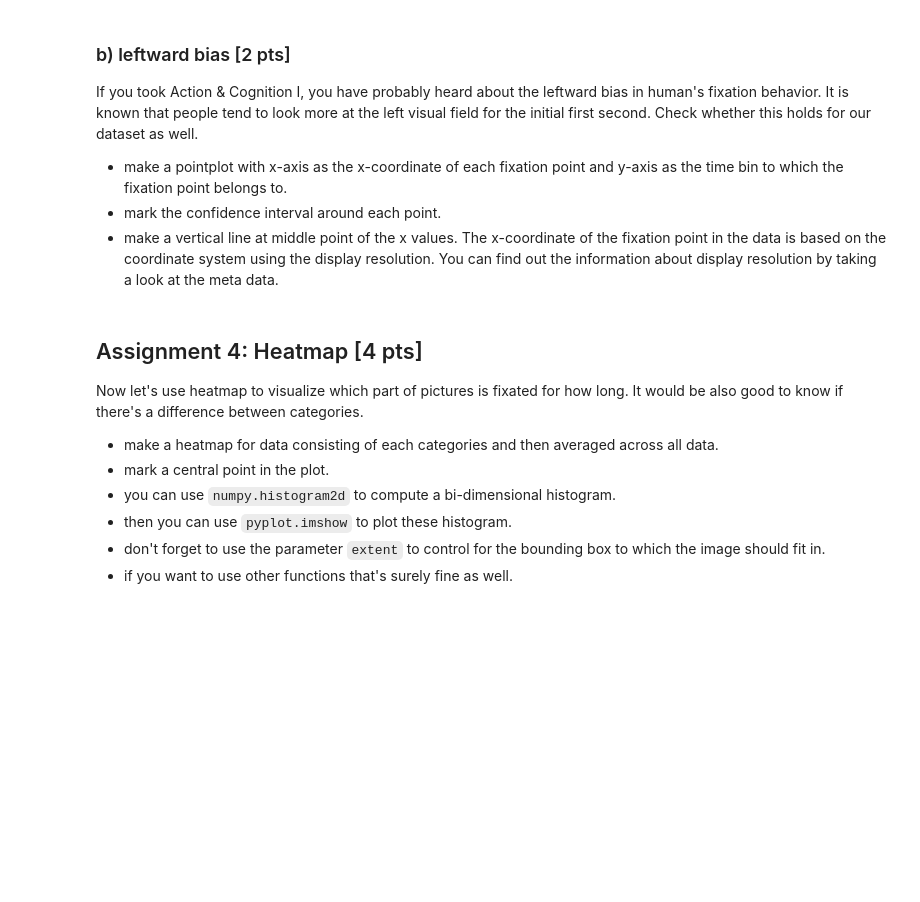
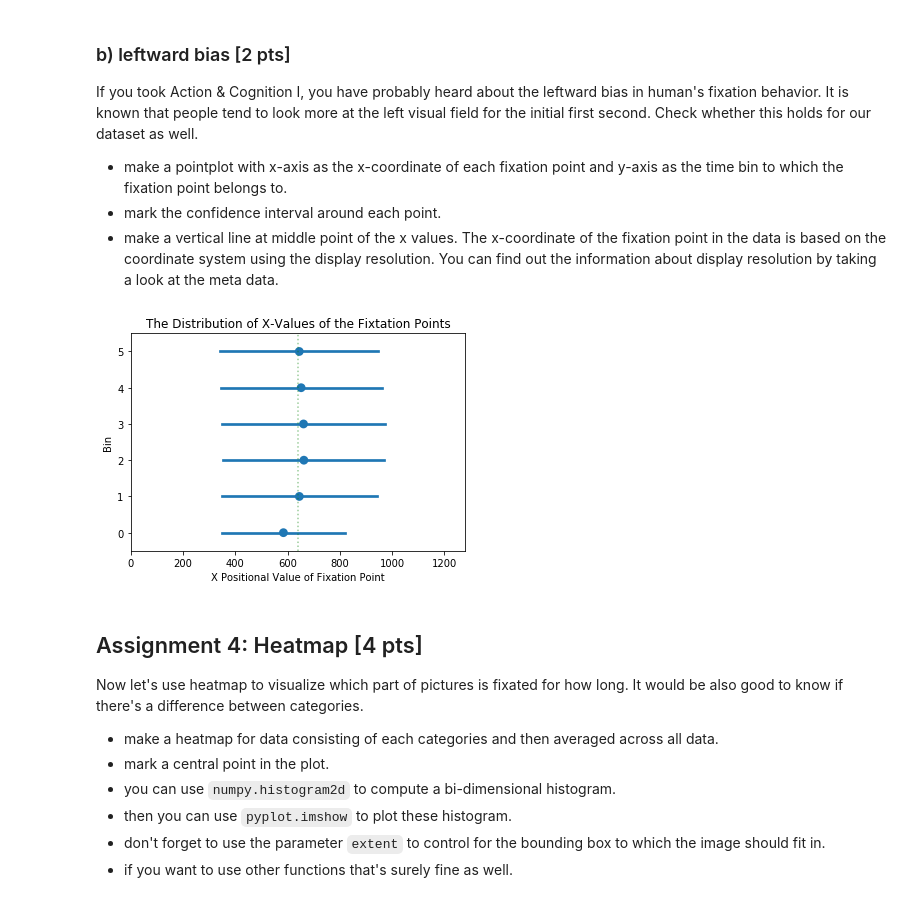
Before and after one commit to NBP-ACC/week-7-acc_01, a Jupyter notebook: Sheet05.ipynb, the cells around one changed output. Saved outputs shown, nothing was run; the diff lists cells and outputs as text; code cells hidden in the pictures; blank space fills up the shorter version.

```diff
--- a/Sheet05.ipynb
+++ b/Sheet05.ipynb
@@ -332,3 +409,26 @@ If you took Action & Cognition I, you have probably heard about the leftward bia
+# %%
+# save the x-values in a list of dataSeries
+# add a new column with categories labels
+
+# make the bin column categorical for the pointplot
+df_clean['bin'] = df_clean['bin'].astype('category')
+
+# plot the data
+# plt.figure(figsize=(8,8))
+sns.pointplot(x ='x', y='bin', order=[5,4,3,2,1,0], data=df_clean, join=False, ci='sd')
+
+# and the dirty adornment job for the plot
+plt.title('The Distribution of X-Values of the Fixtation Points')
+plt.xlabel('X Positional Value of Fixation Point')
+plt.xlim([0,1280]) # using meta data about the images width (1280)
+plt.ylabel('Bin')
+
+
+# and draw a vertical line representing the center of the images at x-axis
+# using the meta data on the image width (1280)
+plt.axvline(x=640, color='g', linestyle=':', alpha=.4);
+# %% [output]
+[figure, added]
 # %% [markdown]
 ## Assignment 4: Heatmap [4 pts]
 Now let's use heatmap to visualize which part of pictures is fixated for how long. It would be also good to know if there's a difference between categories.
```
Also changed, not shown: parts of 17 cells of this notebook.
